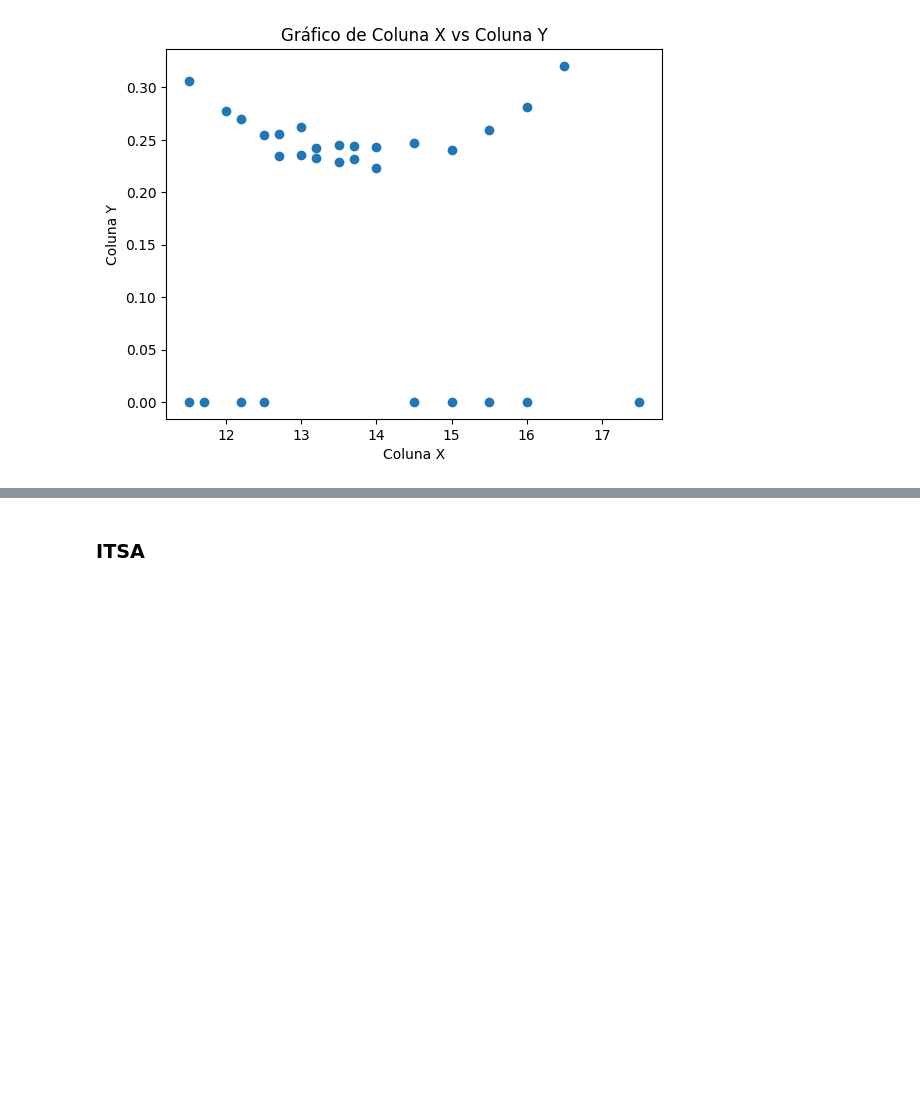
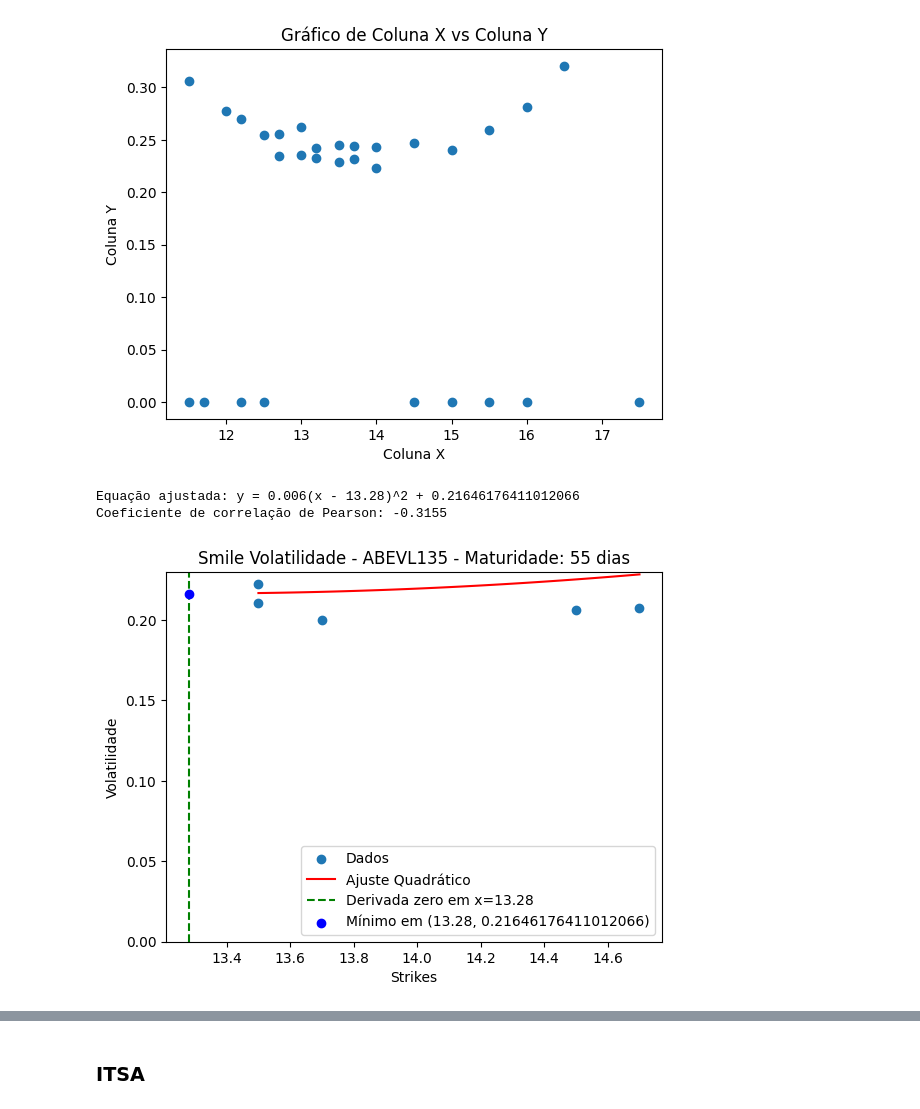
Before and after one commit to VitorSancho/IVOptionPredictor, a Jupyter notebook: projeto/src/MLApp/Avaliacao.ipynb, the cells around one changed output, grey strips where cells are left out. Cells and saved outputs as stored; diff of their text form; code cells hidden in the pictures; blank space fills up the shorter version.

```diff
--- a/projeto/src/MLApp/Avaliacao.ipynb
+++ b/projeto/src/MLApp/Avaliacao.ipynb
@@ -252,7 +326,7 @@ def fit_quadratic_with_minimum(x, y, x0, y0):
     a = abs(popt[0])  # Garantir que o valor de a seja positivo
     return a, x0, y0
 
-def fitar_superficie(dados: pd.DataFrame, dias_vencimento: int, spot: int):
+def fitar_superficie(dados: pd.DataFrame, dias_vencimento: int, spot: int, ativo: str, predita : bool = False):
     dados.loc[dados['vol_implicita'] == -1, 'vol_implicita'] = 0
     dados_no_vencimento = dados[dados['diasAteVencimento'] == dias_vencimento]
     dados_no_vencimento = dados[dados['vol_implicita'] > 0]
@@ -262,11 +336,18 @@ def fitar_superficie(dados: pd.DataFrame, dias_vencimento: int, spot: int):
     # Ponto onde a derivada deve ser zero (por exemplo, x0 = 2)
     x0 = spot
 
-    dados_originais = dados[dados['dado_original'] == 1]
-    diferencas = (dados_originais['strike'] - x0).abs()
-    menor_diferenca = diferencas.min()
-    registros_com_menor_diferenca = dados_originais[(diferencas == menor_diferenca)]
-    valor_mais_proximo = registros_com_menor_diferenca['vol_implicita'].mean()
+    if not predita:
+        dados_originais = dados[dados['dado_original'] == 1]
+        diferencas = (dados_originais['strike'] - x0).abs()
+        menor_diferenca = diferencas.min()
+        registros_com_menor_diferenca = dados_originais[(diferencas == menor_diferenca)]
+        valor_mais_proximo = registros_com_menor_diferenca['vol_implicita'].mean()
+    else:
+        diferencas = (dados['strike'] - x0).abs()
+        menor_diferenca = diferencas.min()
+        registros_com_menor_diferenca = dados[(diferencas == menor_diferenca)]
+        valor_mais_proximo = registros_com_menor_diferenca['vol_implicita'].mean()
+
 
     # Obter o valor mais próximo
     # valor_mais_proximo = dados_no_vencimento.loc[indice_mais_proximo, 'vol_implicita']
@@ -296,8 +377,8 @@ def fitar_superficie(dados: pd.DataFrame, dias_vencimento: int, spot: int):
     plt.scatter([x0], [y0], color='blue', label=f'Mínimo em ({x0}, {y0})', zorder=5)
     plt.legend()
     plt.ylim(bottom=0)
-    plt.xlabel('X')
-    plt.ylabel('Y')
-    plt.title('Ajuste Quadrático com Concavidade Positiva')
+    plt.xlabel('Strikes')
+    plt.ylabel('Volatilidade')
+    plt.title('Smile Volatilidade - ' + ativo + " - Maturidade: " + str(dias_vencimento) + " dias")
     plt.show()
 # %%
@@ -375,3 +506,9 @@ plt.title('Gráfico de Coluna X vs Coluna Y')
 plt.show()
 # %% [output]
 [figure]
+# %%
+fitar_superficie(dados_b3_abev_04102024_dias_ate_vencimento_55, 55, spot_ABEV, dados_b3_abev_04102024_dias_ate_vencimento_55.iloc[0]['cod_neg'])
+# %% [output]
+Equação ajustada: y = 0.006(x - 13.28)^2 + 0.21646176411012066
+Coeficiente de correlação de Pearson: -0.3155
+[figure, added]
```
Also changed, not shown: parts of 38 cells of this notebook, 2 other files.
